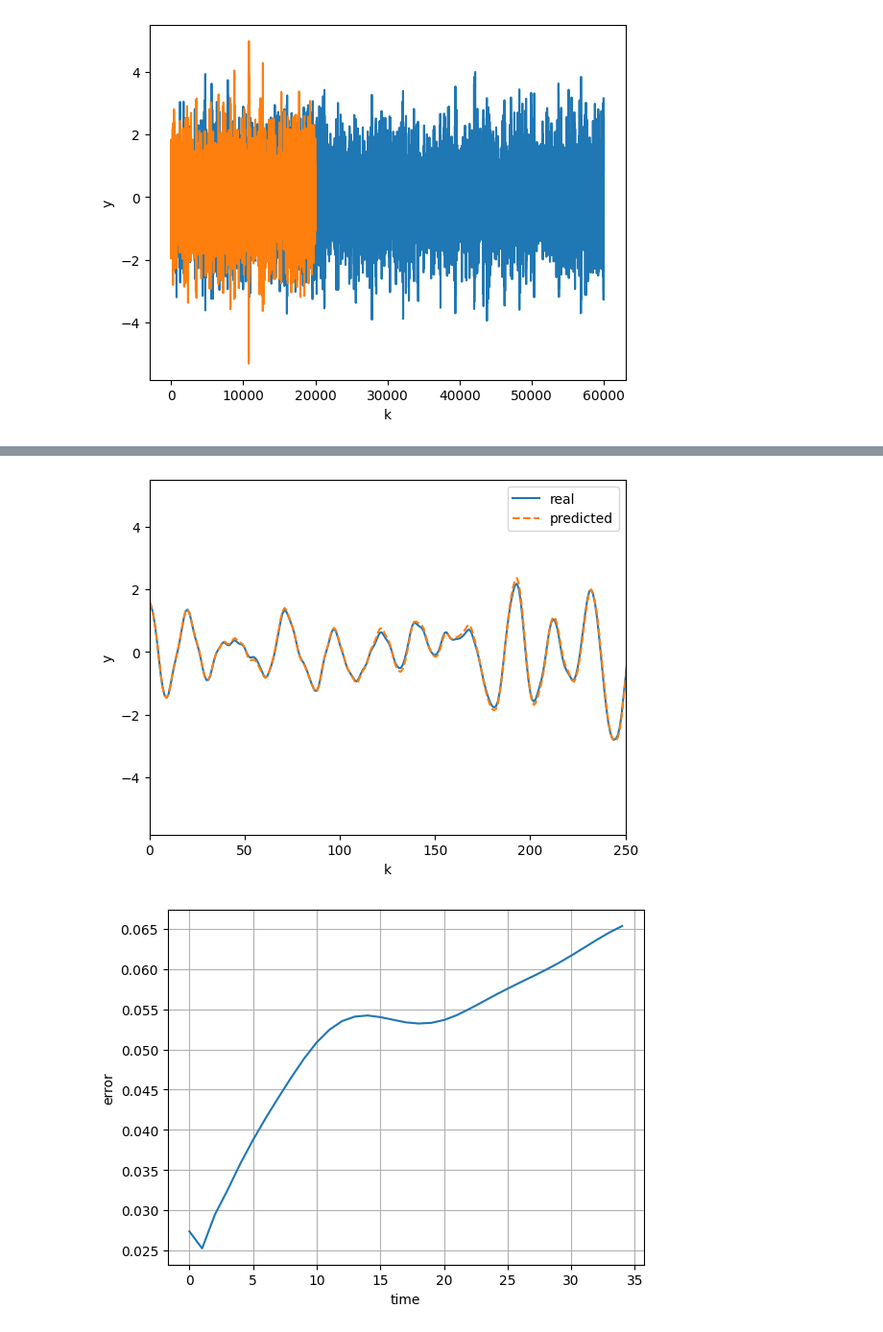
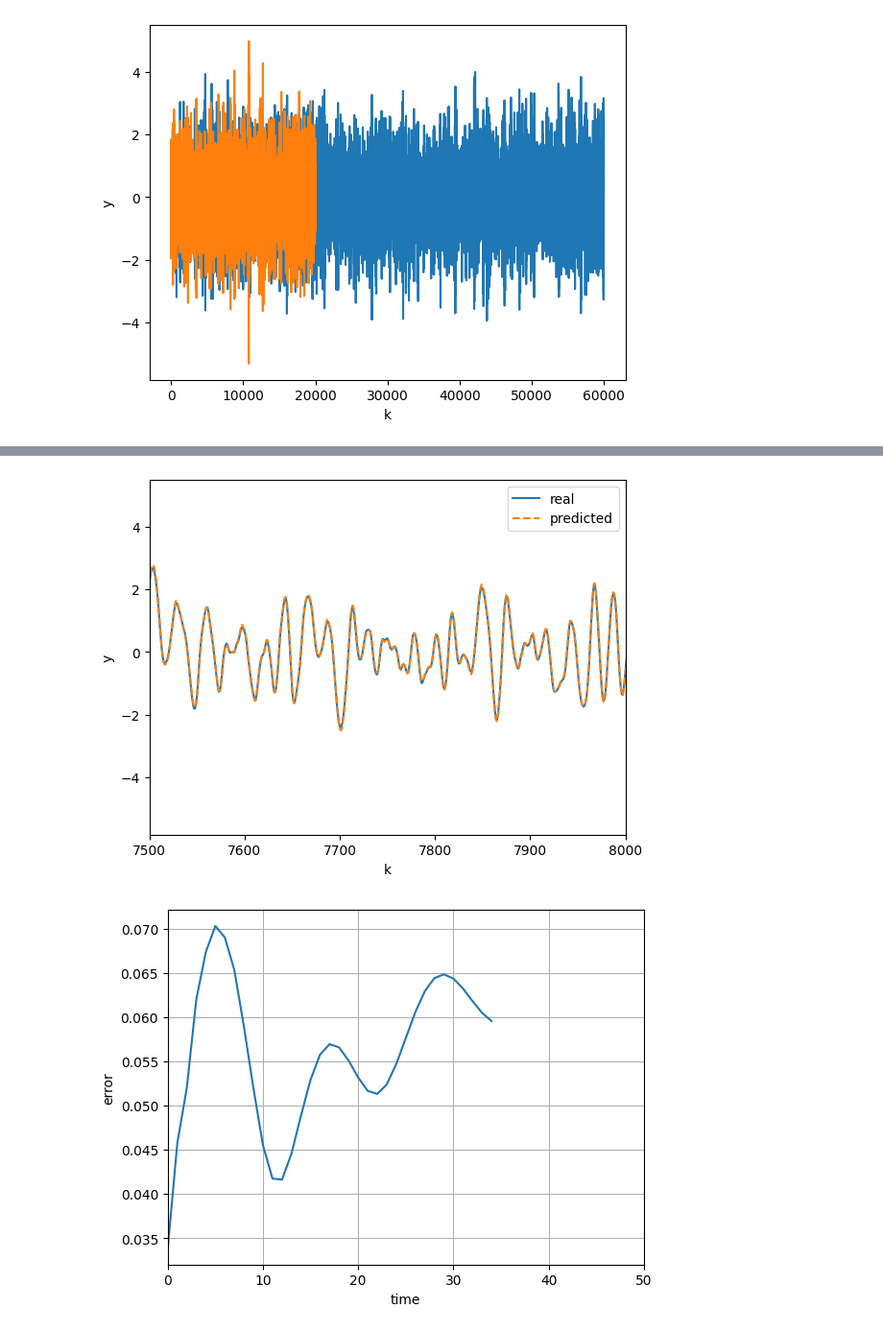
Before and after one commit to Erick-Hoogstrate/5SC28, a Jupyter notebook: Design Asignment group 21.ipynb, the cells around one changed output, grey strips where cells are left out. Shown at 96% size. Cells and saved outputs as stored; diff of their text form; code cells hidden in the pictures.

Commit message:
Best model and clean up code

```diff
--- a/Design Asignment group 21.ipynb
+++ b/Design Asignment group 21.ipynb
@@ -43,12 +43,13 @@ class Network(nn.Module):
 **Keiharde copy paste van L3 doen? Waar komt Guassian om de hoek kijken?**
 # %%
 from data import load_data
+from sklearn.model_selection import train_test_split
 data_train_u, data_train_y = load_data(train_test='train', as_tensor=False)
-data_test_u, data_test_y = load_data(train_test = 'test', as_tensor=False)
-data_test_u = data_train_u[60000:80000]
-data_train_u = data_train_u[0:59999]
-data_test_y=data_train_y[60000:80000]
-data_train_y=data_train_y[0:59999]
+#data_test_u = data_train_u[60000:80000]
+#data_train_u = data_train_u[0:59999]
+#data_test_y=data_train_y[60000:80000]
+#data_train_y=data_train_y[0:59999]
+data_train_u, data_test_u, data_train_y, data_test_y = train_test_split(data_train_u,data_train_y, shuffle=False)
 print(data_train_u)
 print(data_train_y)
 print(data_test_u)
@@ -225,10 +289,12 @@ class simple_encoder_RNN(nn.Module):
 # %%
-model = simple_encoder_RNN(hidden_size=15, n_encoder=n_encode)
+model = simple_encoder_RNN(hidden_size=19, n_encoder=n_encode)
 optimizer = torch.optim.Adam(model.parameters())
 batch_size = 64
+loss_train_list=[]
+loss_val_list=[]
 
 ids = np.arange(len(Utrain),dtype=int)
-for epoch in range(50):
+for epoch in range(400):
     np.random.shuffle(ids)
     for i in range(0,len(Utrain),batch_size):
         ids_now = ids[i:i+batch_size]
@@ -248,4 +314,6 @@ for epoch in range(50):
         Loss_val = torch.mean((model(inputs=Uval,hist=histval) - Yval)**2)**0.5
         Loss_train = torch.mean((model(inputs=Utrain,hist=histtrain) - Ytrain)**2)**0.5
         print(f'epoch={epoch}, Validation Loss={Loss_val.item():.2%}, Train Loss={Loss_train.item():.2%}')
+        loss_train_list.append(Loss_train.item())   #make a list of the loss values
+        loss_val_list.append(Loss_val.item())
 # %% [output]
@@ -269,17 +337,23 @@ epoch=49, Validation Loss=20.92%, Train Loss=5.23%
 # %%
 with torch.no_grad():
     plt.plot(Yval[0])
     plt.plot(model(inputs=Uval,hist=histval)[0],'--')
     plt.xlabel('k')
     plt.ylabel('y')
-    plt.xlim(0,250)
+    plt.xlim(7500,8000)
     plt.legend(['real','predicted'])
     plt.show()
-    plt.plot(np.mean((Ytrain-model(inputs=Utrain,hist=histtrain)).numpy()**2,axis=0)**0.5)
+    plt.plot(np.mean((model(inputs=Utrain,hist=histtrain) - Ytrain).numpy()**2,axis=0)**0.5)
+    plt.ylabel('error')
+    plt.xlabel('time')
+    plt.xlim(0,50)
+    plt.grid()
+    plt.show()
+    plt.plot(loss_train_list)
     plt.ylabel('error')
     plt.xlabel('time')
     plt.grid()
     plt.show()
 # %% [output]
-[figure, old version]
+[figure, new version]
-[figure, old version]
+[figure, new version]
```
Also changed, not shown: parts of 8 cells of this notebook, 2 other files.
